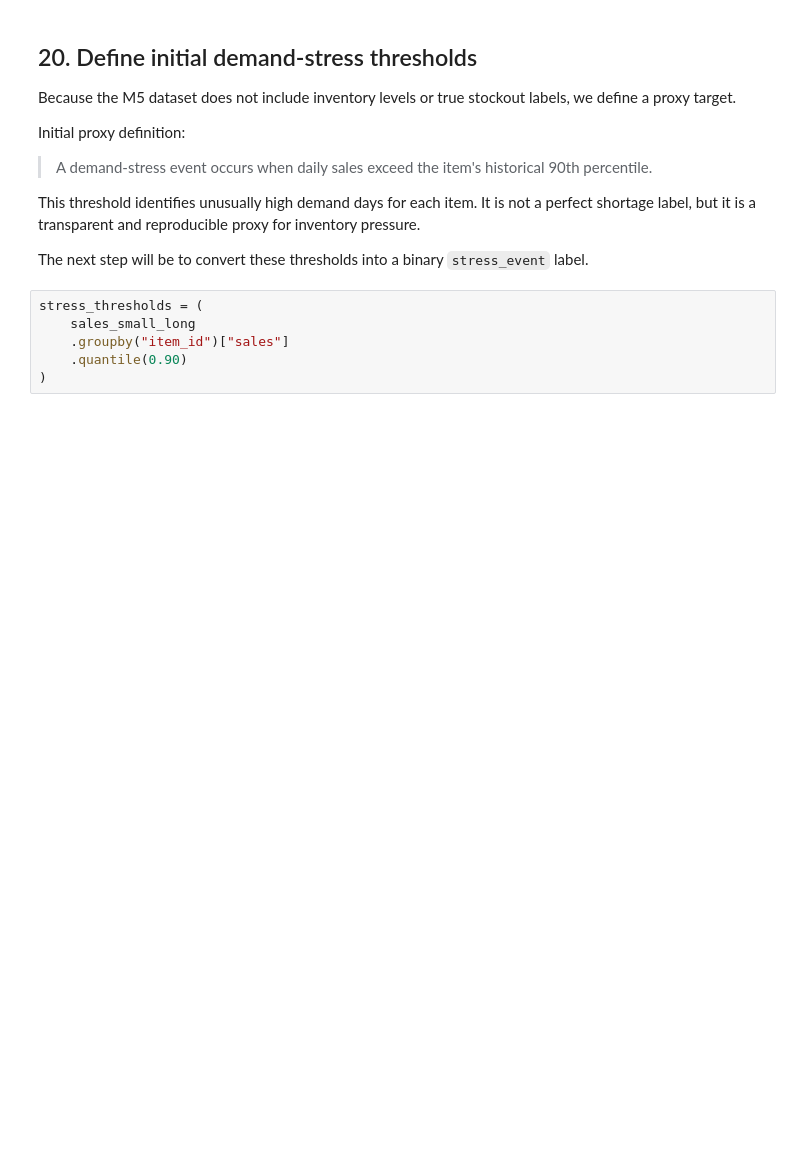
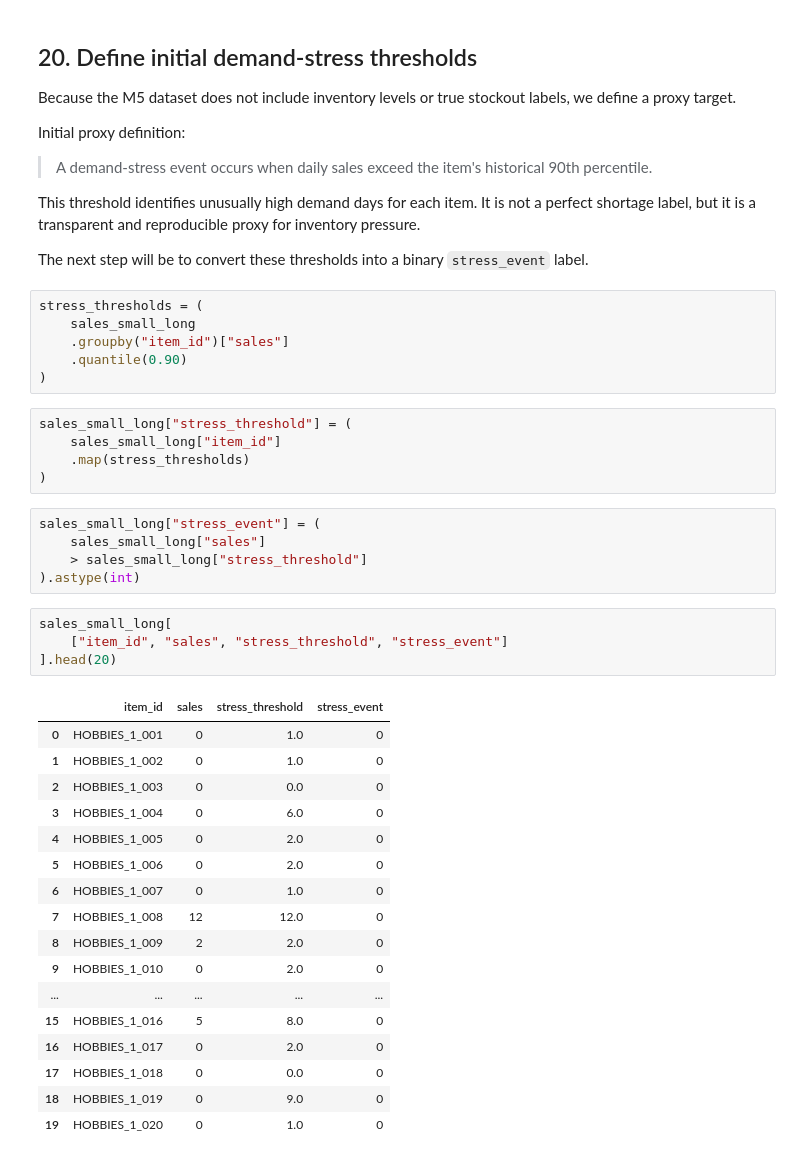
Before and after one commit to suhailyunus/supply-chain-stress-prediction, a Jupyter notebook: notebooks/exploratory_annotated.ipynb, the cells around one changed output. Cells and saved outputs as stored; diff of their text form; blank space fills up the shorter version.

```diff
--- a/notebooks/exploratory_annotated.ipynb
+++ b/notebooks/exploratory_annotated.ipynb
@@ -319,3 +319,35 @@ stress_thresholds = (
     .groupby("item_id")["sales"]
     .quantile(0.90)
 )
+# %%
+sales_small_long["stress_threshold"] = (
+    sales_small_long["item_id"]
+    .map(stress_thresholds)
+)
+# %%
+sales_small_long["stress_event"] = (
+    sales_small_long["sales"]
+    > sales_small_long["stress_threshold"]
+).astype(int)
+# %%
+sales_small_long[
+    ["item_id", "sales", "stress_threshold", "stress_event"]
+].head(20)
+# %% [output]
+|  | item_id | sales | stress_threshold | stress_event |
+| 0 | HOBBIES_1_001 | 0 | 1.0 | 0 |
+| 1 | HOBBIES_1_002 | 0 | 1.0 | 0 |
+| 2 | HOBBIES_1_003 | 0 | 0.0 | 0 |
+| 3 | HOBBIES_1_004 | 0 | 6.0 | 0 |
+| 4 | HOBBIES_1_005 | 0 | 2.0 | 0 |
+| 5 | HOBBIES_1_006 | 0 | 2.0 | 0 |
+| 6 | HOBBIES_1_007 | 0 | 1.0 | 0 |
+| 7 | HOBBIES_1_008 | 12 | 12.0 | 0 |
+| 8 | HOBBIES_1_009 | 2 | 2.0 | 0 |
+| 9 | HOBBIES_1_010 | 0 | 2.0 | 0 |
+| ... | ... | ... | ... | ... |
+| 15 | HOBBIES_1_016 | 5 | 8.0 | 0 |
+| 16 | HOBBIES_1_017 | 0 | 2.0 | 0 |
+| 17 | HOBBIES_1_018 | 0 | 0.0 | 0 |
+| 18 | HOBBIES_1_019 | 0 | 9.0 | 0 |
+| 19 | HOBBIES_1_020 | 0 | 1.0 | 0 |
```
Also changed, not shown: parts of 14 cells of this notebook, 1 other file.
